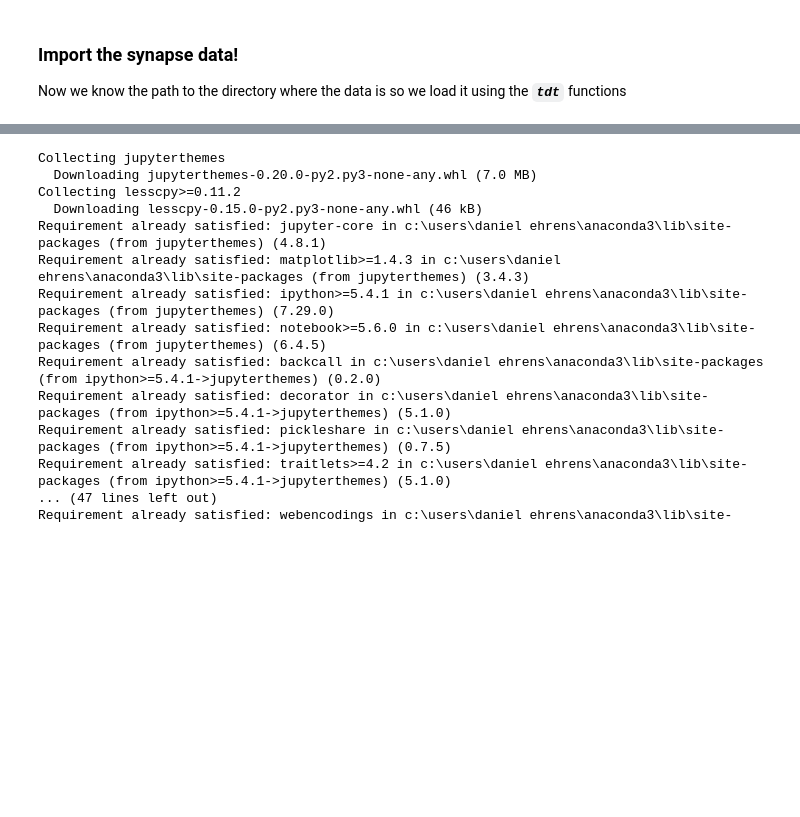
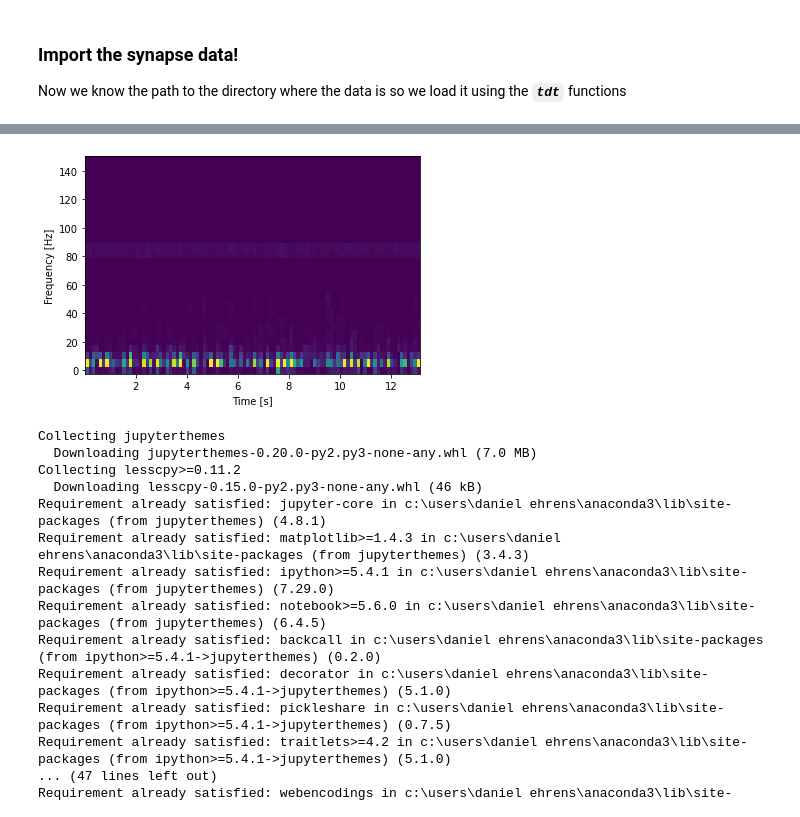
Before and after one commit to dehrens/CLPain, a Jupyter notebook: ReadExpData.ipynb, the cells around one changed output, grey strips where cells are left out. Drawn from its saved outputs; the diff is of its cells as text; code cells hidden in the pictures; blank space fills up the shorter version.

```diff
--- a/ReadExpData.ipynb
+++ b/ReadExpData.ipynb
@@ -32,3 +69,22 @@ Now we know the path to the directory where the data is so we load it using the
+# %%
+fs_lfp = data.streams.TET1.fs
+fs_stim = data.streams.eS1r.fs
+peaks = scipy.signal.find_peaks(data.streams.eS1r.data[0,:],height=100,distance=8)
+peak_locs = peaks[0]
+lfp_locs = peak_locs*fs_lfp//fs_stim
+time_vect = np.arange(305+3052)/fs_lfp - .1
+stacked_responses = np.empty((4,305+3052,np.size(peak_locs)))
+lfp_data = data.streams.TET1.data
+
+f, t, Sxx = scipy.signal.spectrogram(lfp_data[1,:],fs_lfp,window=('hamming'),nperseg=600,noverlap=200)
+Sxx_altered = 10e15*Sxx
+plt.figure(3)
+plt.pcolormesh(t[0:100],f[0:30],Sxx_altered[0:30,0:100],vmin=30,vmax=6000000,shading ='auto')
+plt.xlabel('Time [s]')
+plt.ylabel('Frequency [Hz]')
+plt.show()
+# %% [output]
+[figure, added]
 # %%
 !pip install jupyterthemes
 # %% [output]
```
Also changed, not shown: parts of 11 cells of this notebook, 2 other files.
